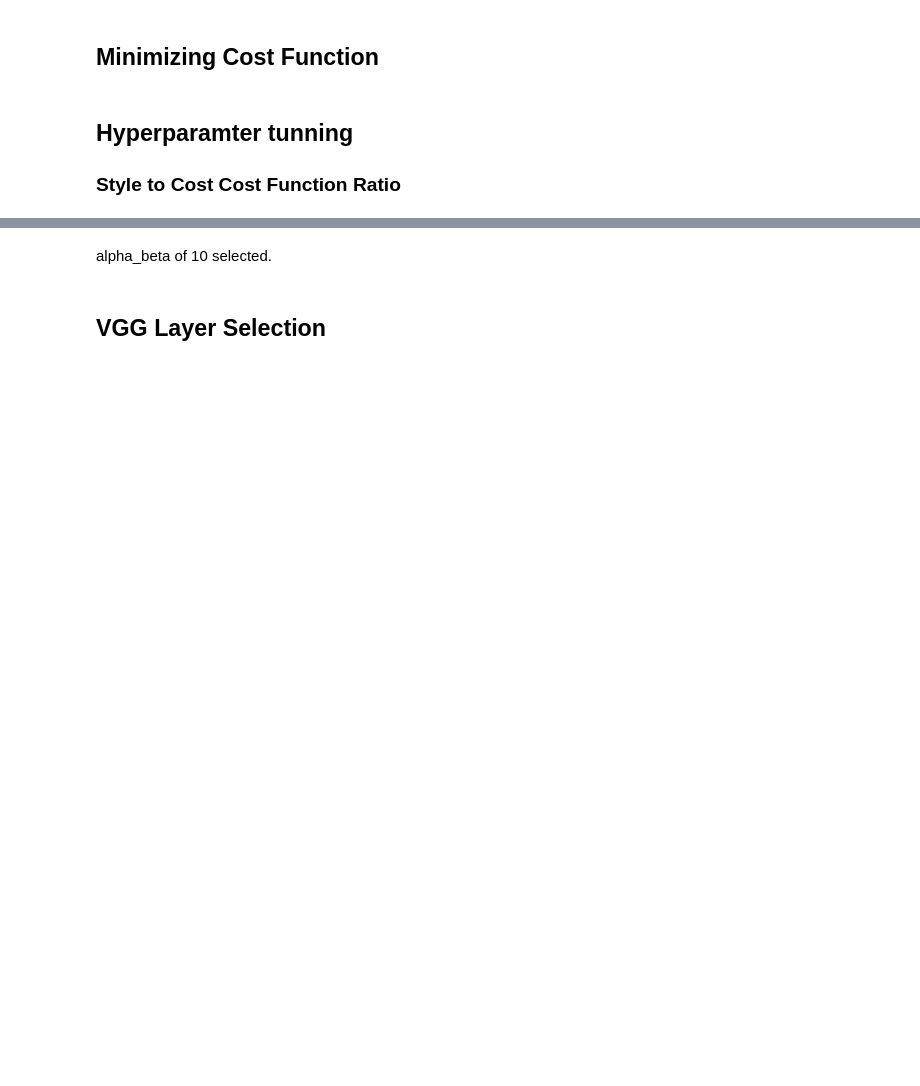
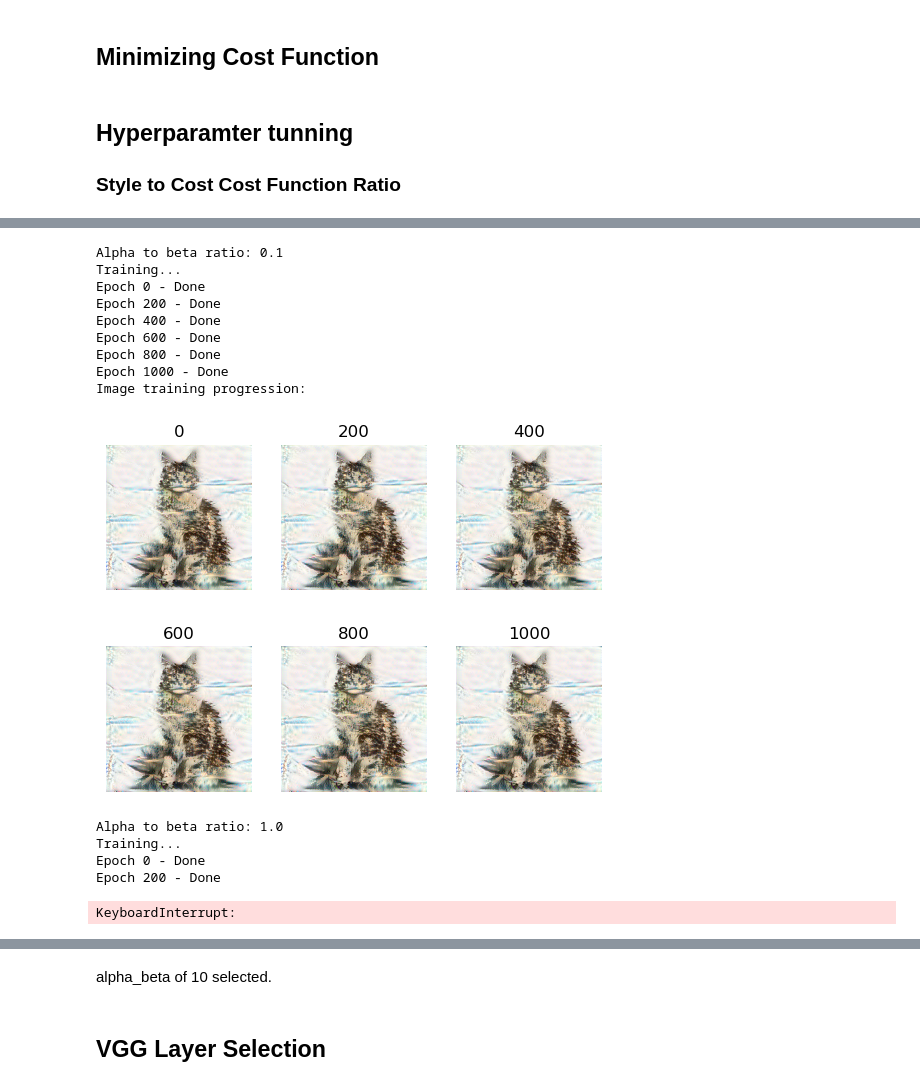
Before and after one commit to NinaCilliers/style_transfer, a Jupyter notebook: style_transfer.ipynb, the cells around one changed output, grey strips where cells are left out. Cells and saved outputs as stored; diff of their text form; code cells hidden in the pictures; blank space fills up the shorter version.

```diff
--- a/style_transfer.ipynb
+++ b/style_transfer.ipynb
@@ -124,6 +124,8 @@ STYLE_LAYERS = [
     ('block3_conv1', 0.2),
     ('block4_conv1', 0.2),
     ('block5_conv1', 0.2)]
+# %%
+content_layer = [('block5_conv4', 1)]
 # %%
 def get_layer_outputs(vgg, layer_names):
     outputs = [vgg.get_layer(layer[0]).output for layer in layer_names]
@@ -213,12 +214,15 @@ def total_cost(J_content, J_style, alpha_beta):
     J = tf.math.multiply(alpha_beta,J_content)+J_style
     return J
 # %%
-optimizer = tf.keras.optimizers.Adam(learning_rate=0.01)
+learning_rate = 0.01
+content_layer = [('block3_conv4', 1)]
+optimizer = tf.keras.optimizers.Adam(learning_rate=learning_rate)
 
 @tf.function()
 def train_step(generated_image, alpha_beta):
+
     with tf.GradientTape() as tape:
-
+        a_C = vgg_model_outputs(preprocessed_content)
         a_G = vgg_model_outputs(generated_image)
 
         J_style = compute_style_cost(a_S, a_G)
@@ -242,36 +246,32 @@ def train(epochs, alpha_beta):
     #defines new starting point for each training session
     #to pick up from last genrated image, comment out
     generated_image = copy.deepcopy(starting_point)
+    #display(show_tensor(generated_image))
+
     epoch_show = 2*int(epochs/10)
     img_log = []
+    epoch_list = []
+
+    alpha_beta = np.array(alpha_beta,dtype=np.float32)
 
     print('Training...')
     for i in range(epochs+1):
         train_step(generated_image, alpha_beta)
         if i % epoch_show == 0:
-            print(f'Epoch {i} - Img')
+            print(f'Epoch {i} - Done')
             img = show_tensor(generated_image)
             #display(img.resize((100,100)))
             img_log.append(generated_image)
+            epoch_list.append(i)
 
     #display in grid
     print('Image training progression:')
     for i, image in enumerate(img_log):
         plt.subplot(int(len(img_log)/int(len(img_log)/2)), int(len(img_log)/2), i + 1)
         plt.imshow(show_tensor(image))
+        plt.title(str(epoch_list[i]))
         plt.axis('off')
     plt.show()
 
     #return image from last traiing epoch
     return(generated_image)
-
-alpha_beta_range = np.array([.1, 1, 10, 100],dtype=np.float32)
-epochs = 10
-image_log = []
-
-for ratio in alpha_beta_range:
-    print('Alpha to beta ratio:',str(ratio))
-    print('Starting point')
-    display(show_tensor(starting_point).resize(((100,100))))
-    img = train(epochs, ratio)
-    image_log.append(img)
@@ -336,0 +278,29 @@ Alpha to beta ratio and final iteration image:
+# %%
+alpha_beta_range = np.array([.1, 1, 10, 100],dtype=np.float32)
+epochs = 1000
+optimizer.learning_rate = 0.01
+image_log = []
+content_layer = [('block3_conv4', 1)]
+
+for ratio in alpha_beta_range:
+    print('Alpha to beta ratio:',str(ratio))
+    #print('Starting point')
+    #display(show_tensor(starting_point).resize(((100,100))))
+    img = train(epochs, ratio)
+    image_log.append(img)
+# %% [output]
+Alpha to beta ratio: 0.1
+Training...
+Epoch 0 - Done
+Epoch 200 - Done
+Epoch 400 - Done
+Epoch 600 - Done
+Epoch 800 - Done
+Epoch 1000 - Done
+Image training progression:
+[figure, added]
+Alpha to beta ratio: 1.0
+Training...
+Epoch 0 - Done
+Epoch 200 - Done
+KeyboardInterrupt:
```
Also changed, not shown: parts of 14 cells of this notebook.
